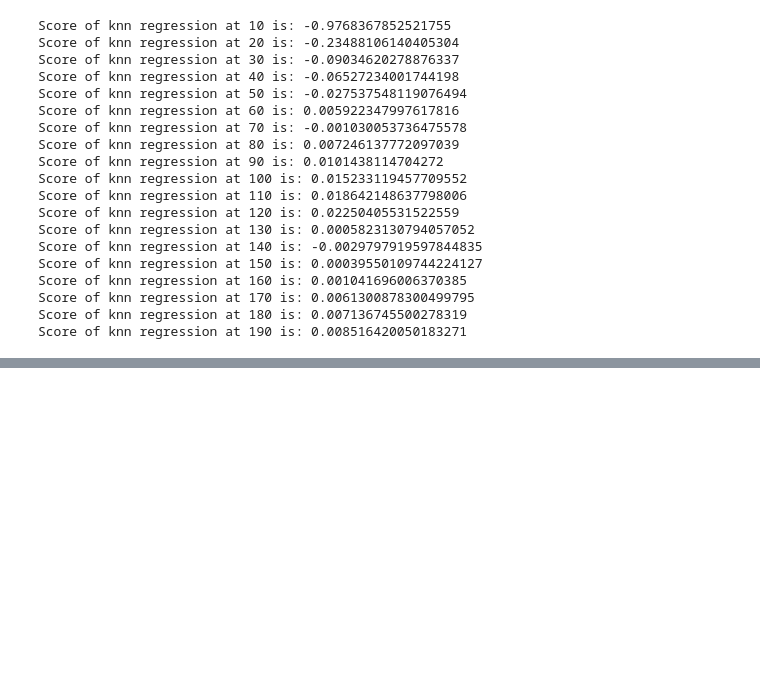
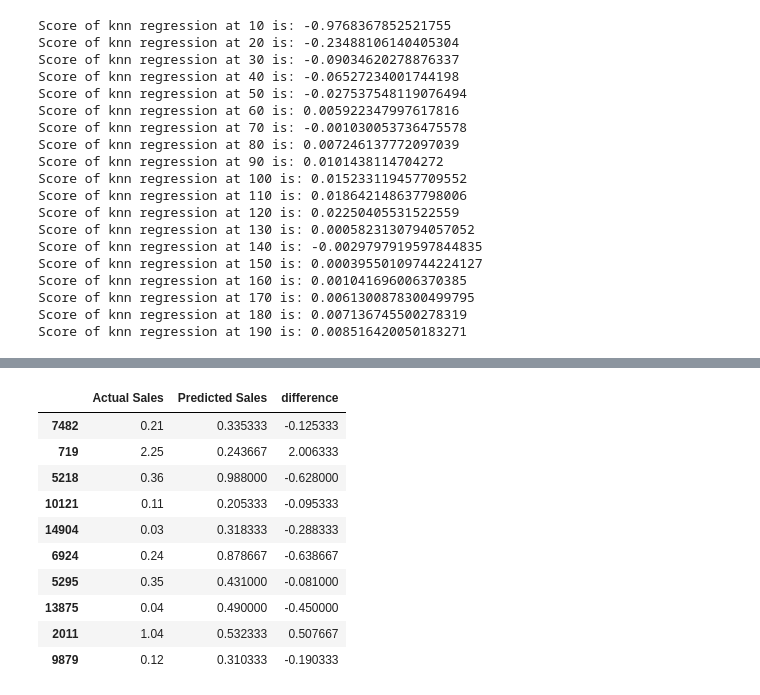
Before and after one commit to albert6051/csc59970-project, a Jupyter notebook: Predicting_GlobalSales_Using_Platform_Genre.ipynb, the cells around one changed output, grey strips where cells are left out. Drawn from its saved outputs; the diff is of its cells as text; code cells hidden in the pictures; blank space fills up the shorter version.

```diff
--- a/Predicting_GlobalSales_Using_Platform_Genre.ipynb
+++ b/Predicting_GlobalSales_Using_Platform_Genre.ipynb
@@ -259,0 +269,8 @@ Score of knn regression at 190 is: 0.008516420050183271
+# %%
+X['Platform'] = X['Platform'].astype('category')
+X['Platform'] = X['Platform'].cat.codes
+X['Platform'] = X['Platform'] + 1 # to avoid 0 mapping
+X['Genre'] = X['Genre'].astype('category')
+X['Genre'] = X['Genre'].cat.codes
+X['Genre'] = X['Genre'] + 1
+X.describe()
@@ -259,0 +287,3 @@ Score of knn regression at 190 is: 0.008516420050183271
+# %%
+# split the data
+X_train, X_test, y_train, y_test = train_test_split(X, y, test_size=0.3, random_state=21)
@@ -259,0 +308,5 @@ Score of knn regression at 190 is: 0.008516420050183271
+# %%
+for i in range(10, 200, 10):
+    knn = KNeighborsRegressor(n_neighbors=i)
+    knn.fit(X_train, y_train)
+    print("Score of knn regression at "+ str(i) + " is: {}".format(knn.score(X_test, y_test)))
@@ -259,0 +339,18 @@ Score of knn regression at 190 is: 0.008516420050183271
+# %%
+data = {'Actual Sales': y_test,
+        'Predicted Sales': y_pred,
+        'difference': y_test - y_pred}
+result = pd.DataFrame(data)
+result.head(10)
+# %% [output]
+|  | Actual Sales | Predicted Sales | difference |
+| 7482 | 0.21 | 0.335333 | -0.125333 |
+| 719 | 2.25 | 0.243667 | 2.006333 |
+| 5218 | 0.36 | 0.988000 | -0.628000 |
+| 10121 | 0.11 | 0.205333 | -0.095333 |
+| 14904 | 0.03 | 0.318333 | -0.288333 |
+| 6924 | 0.24 | 0.878667 | -0.638667 |
+| 5295 | 0.35 | 0.431000 | -0.081000 |
+| 13875 | 0.04 | 0.490000 | -0.450000 |
+| 2011 | 1.04 | 0.532333 | 0.507667 |
+| 9879 | 0.12 | 0.310333 | -0.190333 |
```
Also changed, not shown: parts of 16 cells of this notebook.
